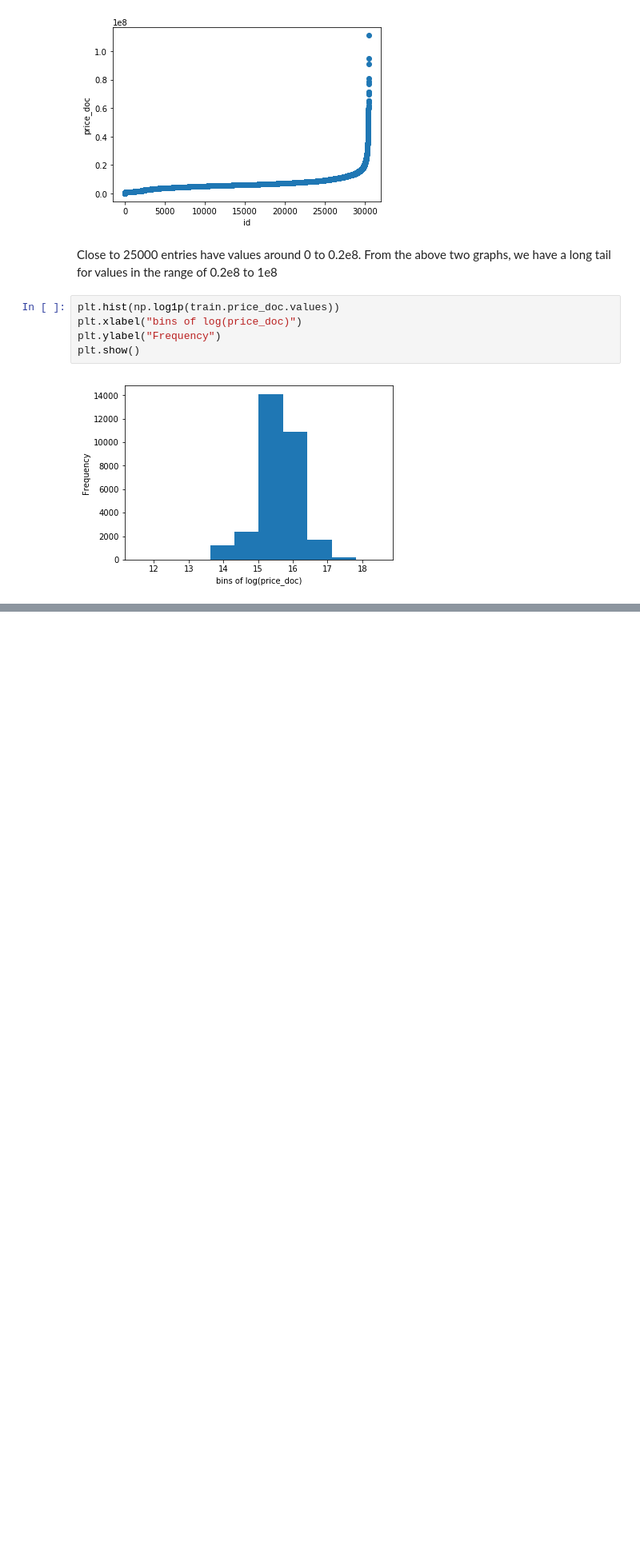
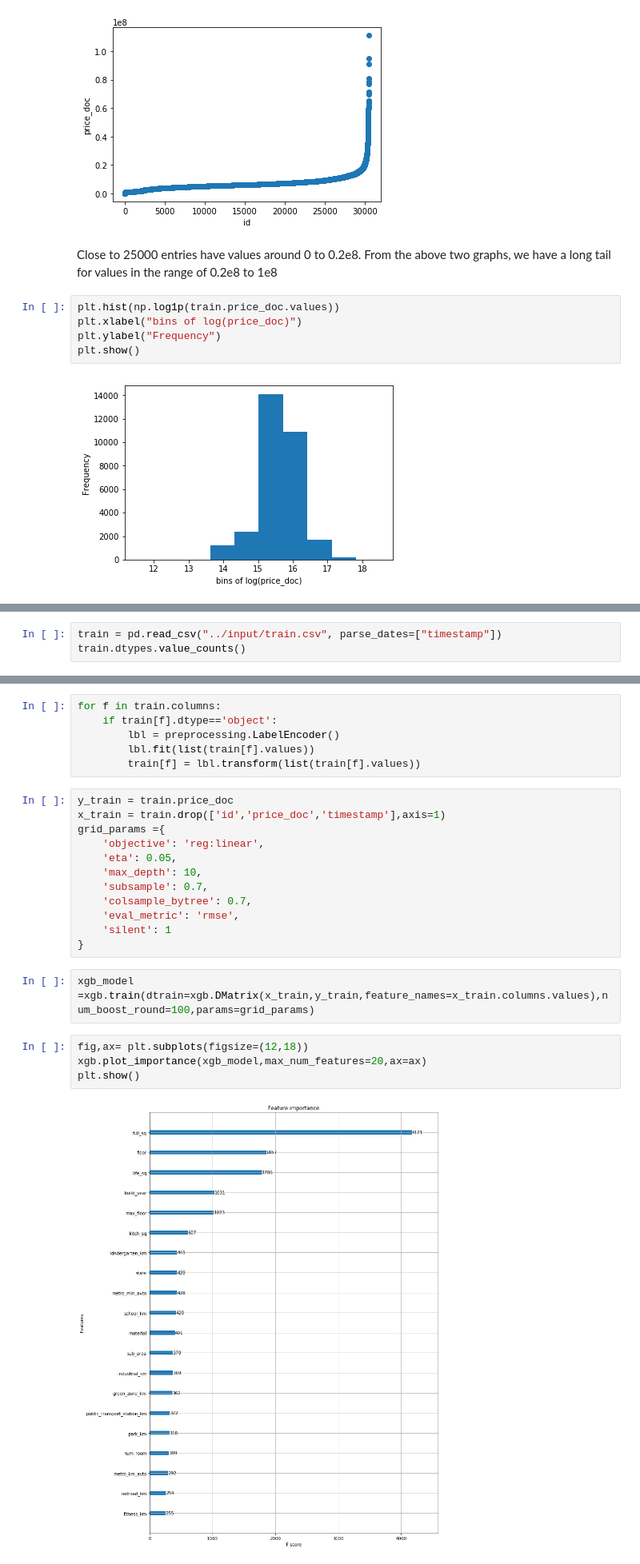
Before and after one commit to vinodsundaram/Kaggle, a Jupyter notebook: Sberbank/dataexploration.ipynb, the cells around one changed output, grey strips where cells are left out. Shown: that part at 80% size. Drawn from its saved outputs; the diff is of its cells as text; blank space fills up the shorter version.

```diff
--- a/Sberbank/dataexploration.ipynb
+++ b/Sberbank/dataexploration.ipynb
@@ -62,0 +66,3 @@ plt.show()
+# %%
+train = pd.read_csv("../input/train.csv", parse_dates=["timestamp"])
+train.dtypes.value_counts()
@@ -62,0 +97,26 @@ plt.show()
+# %%
+for f in train.columns:
+    if train[f].dtype=='object':
+        lbl = preprocessing.LabelEncoder()
+        lbl.fit(list(train[f].values))
+        train[f] = lbl.transform(list(train[f].values))
+# %%
+y_train = train.price_doc
+x_train = train.drop(['id','price_doc','timestamp'],axis=1)
+grid_params ={
+    'objective': 'reg:linear',
+    'eta': 0.05,
+    'max_depth': 10,
+    'subsample': 0.7,
+    'colsample_bytree': 0.7,
+    'eval_metric': 'rmse',
+    'silent': 1
+}
+# %%
+xgb_model =xgb.train(dtrain=xgb.DMatrix(x_train,y_train,feature_names=x_train.columns.values),num_boost_round=100,params=grid_params)
+# %%
+fig,ax= plt.subplots(figsize=(12,18))
+xgb.plot_importance(xgb_model,max_num_features=20,ax=ax)
+plt.show()
+# %% [output]
+[figure, added]
```
Also changed, not shown: parts of 10 cells of this notebook.
